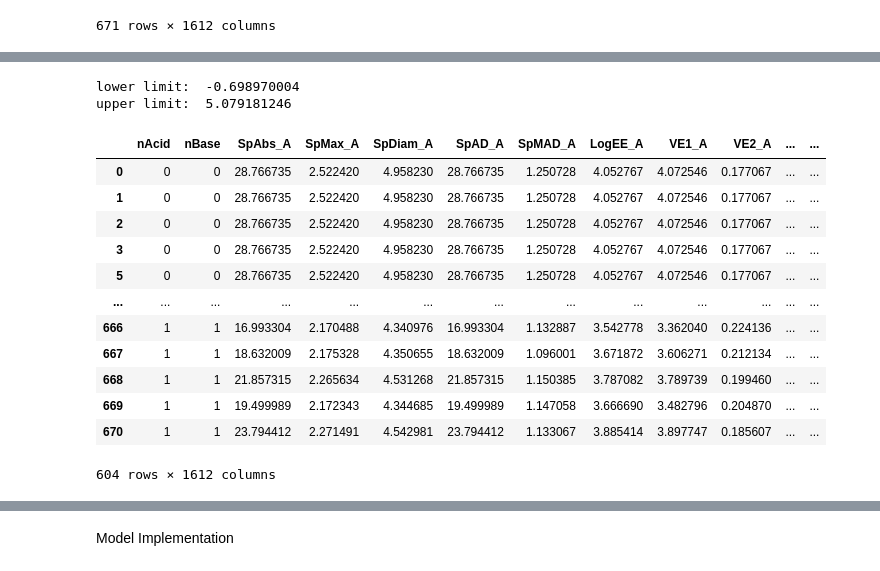
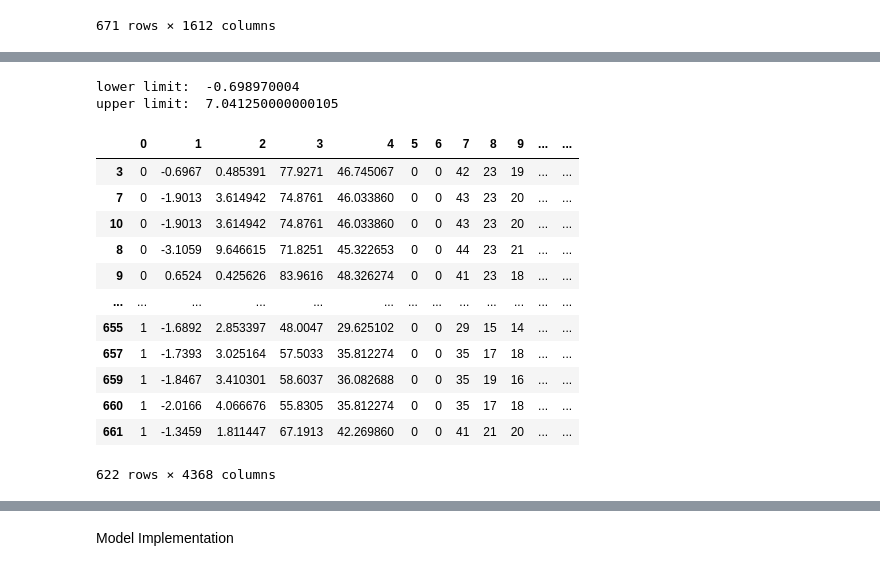
Before and after one commit to Samyzx/Sweetpred, a Jupyter notebook: Model_training.ipynb, the cells around one changed output, grey strips where cells are left out. Saved outputs shown, nothing was run; the diff lists cells and outputs as text; code cells hidden in the pictures.

```diff
--- a/Model_training.ipynb
+++ b/Model_training.ipynb
@@ -148,0 +213,3 @@ df_final
+# %%
+df3.drop(columns=['Serial Number'],axis=1,inplace=True)
+df3
@@ -148,0 +230,3 @@ df_final
+# %%
+df_final = pd.concat([df3, df_final], axis=1,ignore_index=True, sort=False)
+df_final
@@ -148,0 +247,2 @@ df_final
+# %%
+df_final.rename(columns = {4367:'logSw'}, inplace = True)
@@ -149,30 +265,33 @@ df_final
+# %%
+df_final.replace([np.inf, -np.inf], 0, inplace=True)
+df_final.fillna(0,inplace=True)
 # %%
 # removing outliers
 lower_limit = df_final["logSw"].quantile(q=0.0)
-upper_limit = df_final["logSw"].quantile(q=0.90)
+upper_limit = df_final["logSw"].quantile(q=0.935)
 
 print("lower limit: ",lower_limit)
 print("upper limit: ",upper_limit)
 
 # df_final = df_final[df_final['logSw']>=lower_limit]
 df_final = df_final[df_final['logSw']<=upper_limit]
 df_final
 # %% [output]
 lower limit:  -0.698970004
-upper limit:  5.079181246
+upper limit:  7.041250000000105
-|  | nAcid | nBase | SpAbs_A | SpMax_A | SpDiam_A | SpAD_A | SpMAD_A | LogEE_A | VE1_A | VE2_A | ... | ... |
-| 0 | 0 | 0 | 28.766735 | 2.522420 | 4.958230 | 28.766735 | 1.250728 | 4.052767 | 4.072546 | 0.177067 | ... | ... |
-| 1 | 0 | 0 | 28.766735 | 2.522420 | 4.958230 | 28.766735 | 1.250728 | 4.052767 | 4.072546 | 0.177067 | ... | ... |
-| 2 | 0 | 0 | 28.766735 | 2.522420 | 4.958230 | 28.766735 | 1.250728 | 4.052767 | 4.072546 | 0.177067 | ... | ... |
-| 3 | 0 | 0 | 28.766735 | 2.522420 | 4.958230 | 28.766735 | 1.250728 | 4.052767 | 4.072546 | 0.177067 | ... | ... |
-| 5 | 0 | 0 | 28.766735 | 2.522420 | 4.958230 | 28.766735 | 1.250728 | 4.052767 | 4.072546 | 0.177067 | ... | ... |
+|  | 0 | 1 | 2 | 3 | 4 | 5 | 6 | 7 | 8 | 9 | ... | ... |
+| 3 | 0 | -0.6967 | 0.485391 | 77.9271 | 46.745067 | 0 | 0 | 42 | 23 | 19 | ... | ... |
+| 7 | 0 | -1.9013 | 3.614942 | 74.8761 | 46.033860 | 0 | 0 | 43 | 23 | 20 | ... | ... |
+| 10 | 0 | -1.9013 | 3.614942 | 74.8761 | 46.033860 | 0 | 0 | 43 | 23 | 20 | ... | ... |
+| 8 | 0 | -3.1059 | 9.646615 | 71.8251 | 45.322653 | 0 | 0 | 44 | 23 | 21 | ... | ... |
+| 9 | 0 | 0.6524 | 0.425626 | 83.9616 | 48.326274 | 0 | 0 | 41 | 23 | 18 | ... | ... |
 | ... | ... | ... | ... | ... | ... | ... | ... | ... | ... | ... | ... | ... |
-| 666 | 1 | 1 | 16.993304 | 2.170488 | 4.340976 | 16.993304 | 1.132887 | 3.542778 | 3.362040 | 0.224136 | ... | ... |
-| 667 | 1 | 1 | 18.632009 | 2.175328 | 4.350655 | 18.632009 | 1.096001 | 3.671872 | 3.606271 | 0.212134 | ... | ... |
-| 668 | 1 | 1 | 21.857315 | 2.265634 | 4.531268 | 21.857315 | 1.150385 | 3.787082 | 3.789739 | 0.199460 | ... | ... |
-| 669 | 1 | 1 | 19.499989 | 2.172343 | 4.344685 | 19.499989 | 1.147058 | 3.666690 | 3.482796 | 0.204870 | ... | ... |
-| 670 | 1 | 1 | 23.794412 | 2.271491 | 4.542981 | 23.794412 | 1.133067 | 3.885414 | 3.897747 | 0.185607 | ... | ... |
+| 655 | 1 | -1.6892 | 2.853397 | 48.0047 | 29.625102 | 0 | 0 | 29 | 15 | 14 | ... | ... |
+| 657 | 1 | -1.7393 | 3.025164 | 57.5033 | 35.812274 | 0 | 0 | 35 | 17 | 18 | ... | ... |
+| 659 | 1 | -1.8467 | 3.410301 | 58.6037 | 36.082688 | 0 | 0 | 35 | 19 | 16 | ... | ... |
+| 660 | 1 | -2.0166 | 4.066676 | 55.8305 | 35.812274 | 0 | 0 | 35 | 17 | 18 | ... | ... |
+| 661 | 1 | -1.3459 | 1.811447 | 67.1913 | 42.269860 | 0 | 0 | 41 | 21 | 20 | ... | ... |
-604 rows × 1612 columns
+622 rows × 4368 columns
 # %%
 df_final.reset_index(drop=True,inplace=True)
 df_final
```
Also changed, not shown: parts of 22 cells of this notebook, 1 other file.
